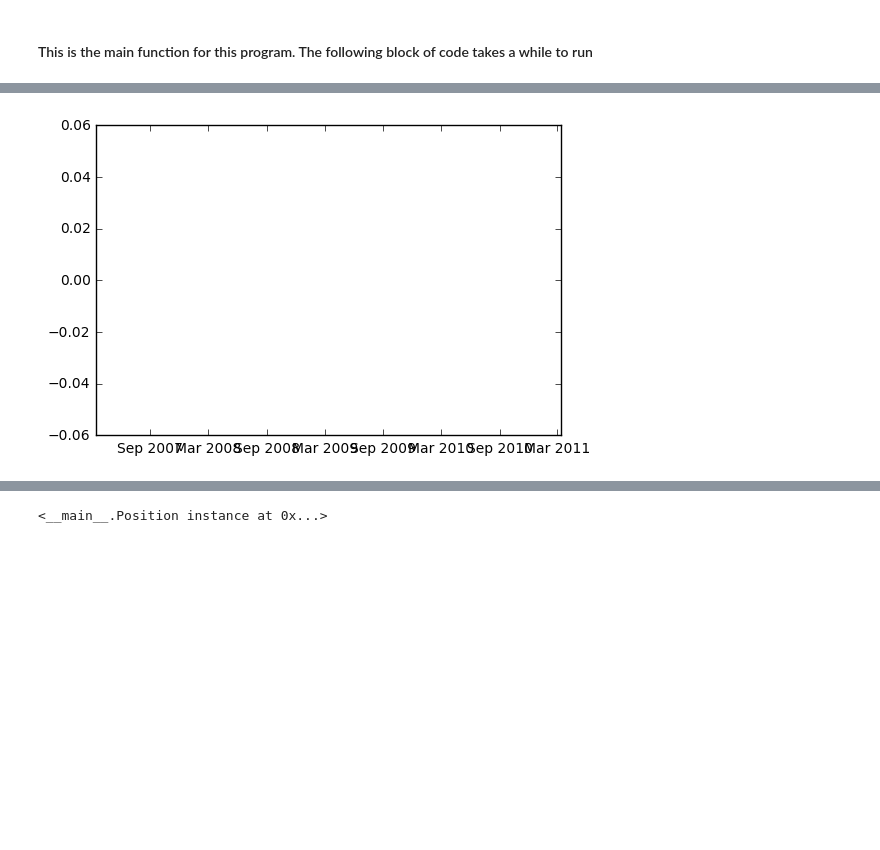
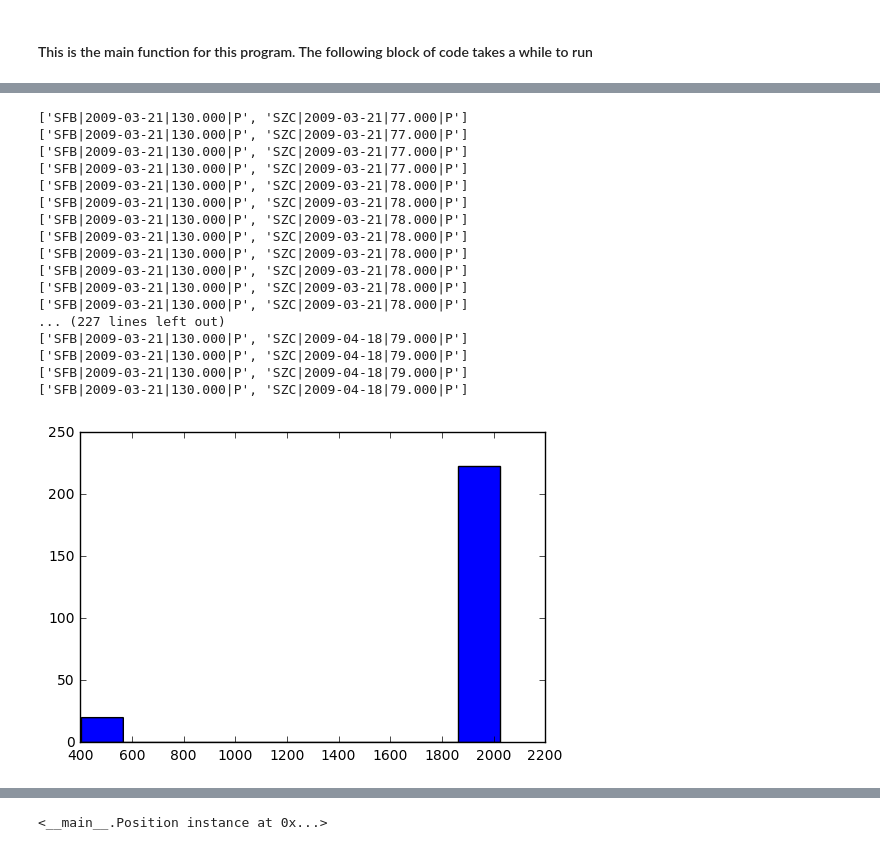
Before and after one commit to DexterAntonio/SPXDataP, a Jupyter notebook: spyOptionProcess.ipynb, the cells around one changed output, grey strips where cells are left out. Cells and saved outputs as stored; diff of their text form; code cells hidden in the pictures; blank space fills up the shorter version.

```diff
--- a/spyOptionProcess.ipynb
+++ b/spyOptionProcess.ipynb
@@ -120,7 +120,7 @@ class CalPosition:
             posShort.endTime = dt
             self.profitArray[i,0] = i #str(dt)
             self.dateTimeD[i] = dt
-            self.profitArray[i,0] = posLong.calcProfit()+posShort.calcProfit()
+            self.profitArray[i,1] = self.calcProfit()
             i = i + 1
     def setExit(self,exit):
         self.posLong.setExit(exit)
@@ -337,10 +337,14 @@ for calP in calPos:
 profit = 0
 posProfit = []
 print len(calPos)
+i = 0
 for cal in calPos:
     tmpProfit = cal.calcProfit()
     posProfit.append(tmpProfit)
+    if(tmpProfit>10):
+        print [i, tmpProfit]
     profit = profit + tmpProfit
+    i = i + 1
 print profit
 #print profit/(len(calPos)+0.0)
     #posProfit.append(tmpProfit)
@@ -359,8 +378,9 @@ cal0D["quote_datetime"] = []
 profitList = cal0D["profit"]
 dateList = cal0D["quote_datetime"]
 
-cal0 = calPos[0]
+cal0 = calPos[242]
 for i in range(0,len(cal0.profitArray)):
     dateList.append(cal0.dateTimeD[i])
     profitList.append(cal0.profitArray[i,1])
 calDF = pd.DataFrame(cal0D)
+print calDF.head()
@@ -367,7 +394,38 @@ calDF = pd.DataFrame(cal0D)
-# %%
-%matplotlib inline
-for keys in nonZeroList:
-    tempPD = optionPD[keys] #stores some option PD in tempPD
-    plt.plot(calDF["quote_datetime"],calDF["profit"])
-# %% [output]
-[figure, removed]
+# %%
+maxLength = 0
+maxi = 0
+lengthList = []
+posList = []
+for i in range(0,len(calPos)):
+    tmpList = [calPos[i].posLong.hashValue,calPos[i].posShort.hashValue]
+    posList.append(tmpList)
+    tmpLength = len(calPos[i].profitArray)
+    lengthList.append(tmpLength)
+    if(tmpLength>=maxLength):
+        maxLength = tmpLength
+        maxi = i
+plt.hist(lengthList)
+#print maxLength
+#print maxi
+len(calPos[242].profitArray)
+for p in posList:
+    print p
+# %% [output]
+['SFB|2009-03-21|130.000|P', 'SZC|2009-03-21|77.000|P']
+['SFB|2009-03-21|130.000|P', 'SZC|2009-03-21|77.000|P']
+['SFB|2009-03-21|130.000|P', 'SZC|2009-03-21|77.000|P']
+['SFB|2009-03-21|130.000|P', 'SZC|2009-03-21|77.000|P']
+['SFB|2009-03-21|130.000|P', 'SZC|2009-03-21|78.000|P']
+['SFB|2009-03-21|130.000|P', 'SZC|2009-03-21|78.000|P']
+['SFB|2009-03-21|130.000|P', 'SZC|2009-03-21|78.000|P']
+['SFB|2009-03-21|130.000|P', 'SZC|2009-03-21|78.000|P']
+['SFB|2009-03-21|130.000|P', 'SZC|2009-03-21|78.000|P']
+['SFB|2009-03-21|130.000|P', 'SZC|2009-03-21|78.000|P']
+['SFB|2009-03-21|130.000|P', 'SZC|2009-03-21|78.000|P']
+['SFB|2009-03-21|130.000|P', 'SZC|2009-03-21|78.000|P']
+... (227 lines left out)
+['SFB|2009-03-21|130.000|P', 'SZC|2009-04-18|79.000|P']
+['SFB|2009-03-21|130.000|P', 'SZC|2009-04-18|79.000|P']
+['SFB|2009-03-21|130.000|P', 'SZC|2009-04-18|79.000|P']
+['SFB|2009-03-21|130.000|P', 'SZC|2009-04-18|79.000|P']
+[figure, added]
```
Also changed, not shown: parts of 11 cells of this notebook.
